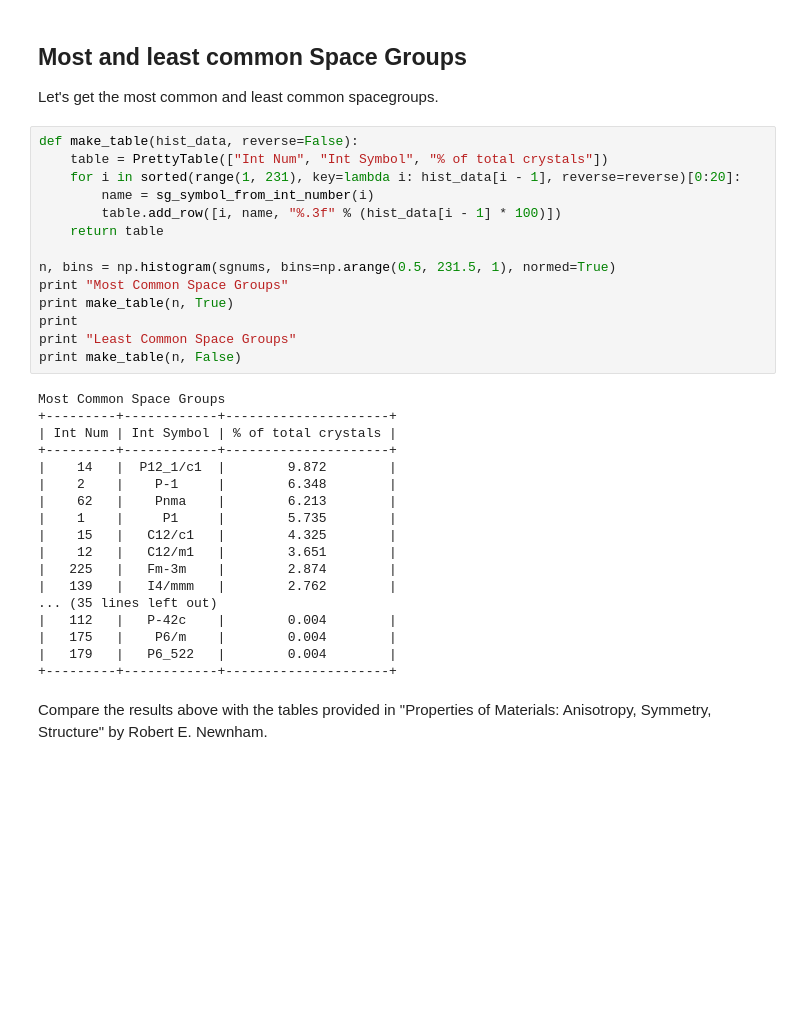
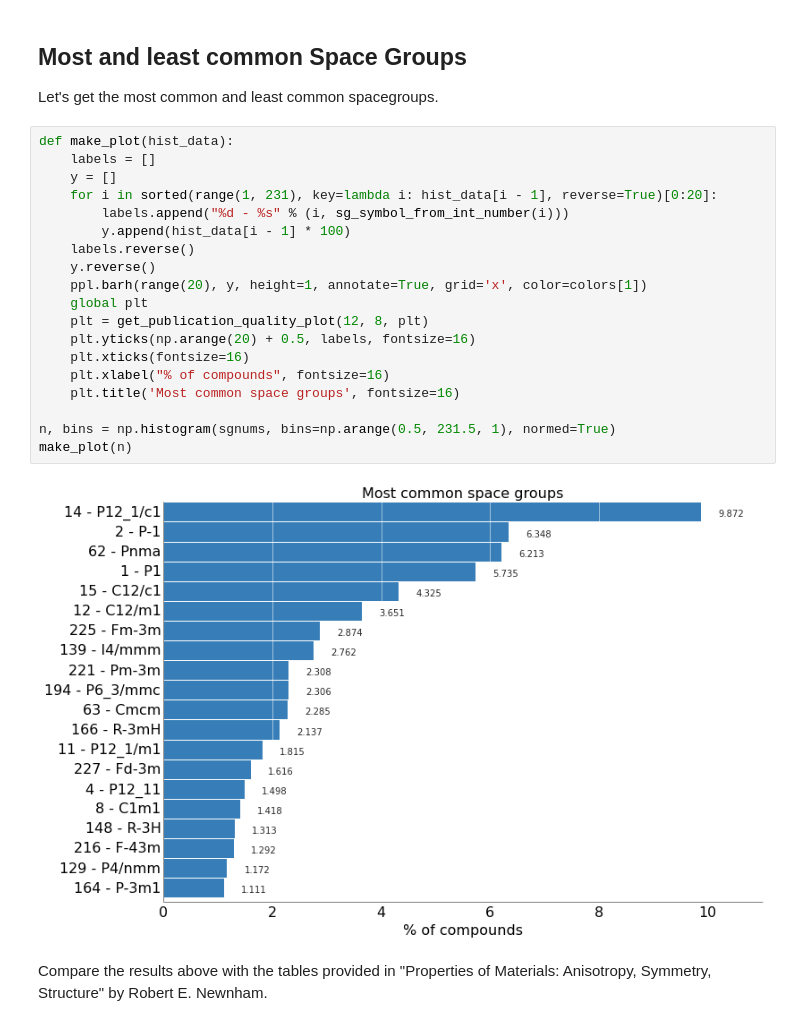
Before and after one commit to materialsvirtuallab/nano106, a Jupyter notebook: lectures/lecture_5_the_230_space_groups/Datamining the Materials Project for Space Group statistics.ipynb, the cells around one changed output. Drawn from its saved outputs; the diff is of its cells as text; blank space fills up the shorter version.

Commit message:
Further improved plot.

```diff
--- a/lectures/lecture_5_the_230_space_groups/Datamining the Materials Project for Space Group statistics.ipynb
+++ b/lectures/lecture_5_the_230_space_groups/Datamining the Materials Project for Space Group statistics.ipynb
@@ -47,38 +47,27 @@ l = plt.ylabel("% of Compounds")
 ## Most and least common Space Groups
 
 Let's get the most common and least common spacegroups.
-# %%
-def make_table(hist_data, reverse=False):
-    table = PrettyTable(["Int Num", "Int Symbol", "% of total crystals"])
-    for i in sorted(range(1, 231), key=lambda i: hist_data[i - 1], reverse=reverse)[0:20]:
-        name = sg_symbol_from_int_number(i)
-        table.add_row([i, name, "%.3f" % (hist_data[i - 1] * 100)])
-    return table
-
-n, bins = np.histogram(sgnums, bins=np.arange(0.5, 231.5, 1), normed=True)
-print "Most Common Space Groups"
-print make_table(n, True)
-print
-print "Least Common Space Groups"
-print make_table(n, False)
-# %% [output]
-Most Common Space Groups
-+---------+------------+---------------------+
-| Int Num | Int Symbol | % of total crystals |
-+---------+------------+---------------------+
-|    14   |  P12_1/c1  |        9.872        |
-|    2    |    P-1     |        6.348        |
-|    62   |    Pnma    |        6.213        |
-|    1    |     P1     |        5.735        |
-|    15   |   C12/c1   |        4.325        |
-|    12   |   C12/m1   |        3.651        |
-|   225   |   Fm-3m    |        2.874        |
-|   139   |   I4/mmm   |        2.762        |
-... (35 lines left out)
-|   112   |   P-42c    |        0.004        |
-|   175   |    P6/m    |        0.004        |
-|   179   |   P6_522   |        0.004        |
-+---------+------------+---------------------+
+# %%
+def make_plot(hist_data):
+    labels = []
+    y = []
+    for i in sorted(range(1, 231), key=lambda i: hist_data[i - 1], reverse=True)[0:20]:
+        labels.append("%d - %s" % (i, sg_symbol_from_int_number(i)))
+        y.append(hist_data[i - 1] * 100)
+    labels.reverse()
+    y.reverse()
+    ppl.barh(range(20), y, height=1, annotate=True, grid='x', color=colors[1])
+    global plt
+    plt = get_publication_quality_plot(12, 8, plt)
+    plt.yticks(np.arange(20) + 0.5, labels, fontsize=16)
+    plt.xticks(fontsize=16)
+    plt.xlabel("% of compounds", fontsize=16)
+    plt.title('Most common space groups', fontsize=16)
+
+n, bins = np.histogram(sgnums, bins=np.arange(0.5, 231.5, 1), normed=True)
+make_plot(n)
+# %% [output]
+[figure, added]
 # %% [markdown]
 Compare the results above with the tables provided in "Properties of Materials: Anisotropy, Symmetry, Structure" by Robert E. Newnham.
 # %% [markdown]
```
Also changed, not shown: parts of 5 cells of this notebook.
